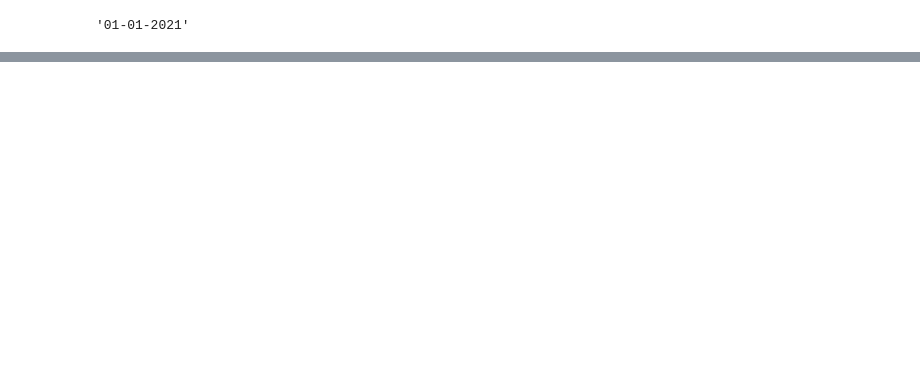
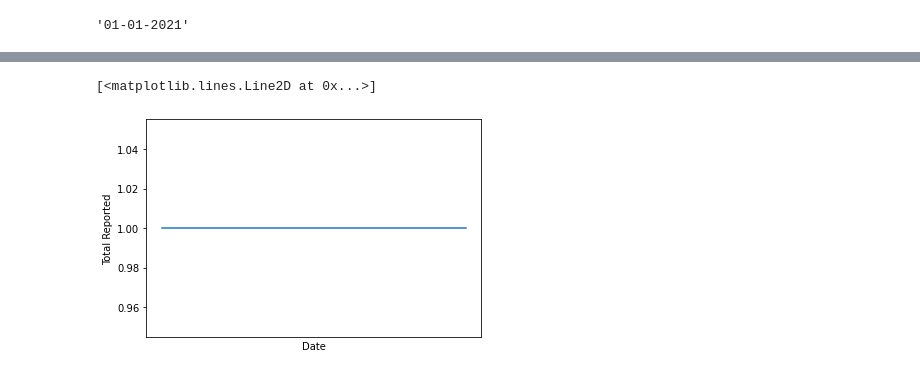
Before and after one commit to ldhagen/JHU_Covid_Notebooks, a Jupyter notebook: Slim_World_Test.ipynb, the cells around one changed output, grey strips where cells are left out. Cells and saved outputs as stored; diff of their text form; code cells hidden in the pictures; blank space fills up the shorter version.

```diff
--- a/Slim_World_Test.ipynb
+++ b/Slim_World_Test.ipynb
@@ -111,3 +135,6 @@ df_Bexar_temp
+# %%
+df_Bexar_temp['Fatality_Ratio'] = df_Bexar_temp.Fatality_Ratio.astype(float)
+df_Bexar_temp['Confirmed'] = df_Bexar_temp.Fatality_Ratio.astype(int)
 # %%
 df_Bexar_temp.info()
 # %% [output]
@@ -147,0 +151,2 @@ array([1.62797592])
+# %%
+c = df_Bexar_temp
@@ -147,0 +166,18 @@ array([1.62797592])
+# %%
+d = c['Confirmed']
+# %%
+import datetime
+import matplotlib.dates as mdates
+months = mdates.MonthLocator()
+days = mdates.DayLocator()
+timeFmt = mdates.DateFormatter('%b %Y')
+fig, ax = plt.subplots()
+ax.xaxis.set_major_locator(months)
+ax.xaxis.set_major_formatter(timeFmt)
+ax.xaxis.set_minor_locator(days)
+plt.xlabel('Date',color='black')
+plt.ylabel('Total Reported',color='black')
+plt.plot(d)
+# %% [output]
+[<matplotlib.lines.Line2D at 0x...>]
+[figure, added]
```
Also changed, not shown: parts of 13 cells of this notebook, 3 other files.
